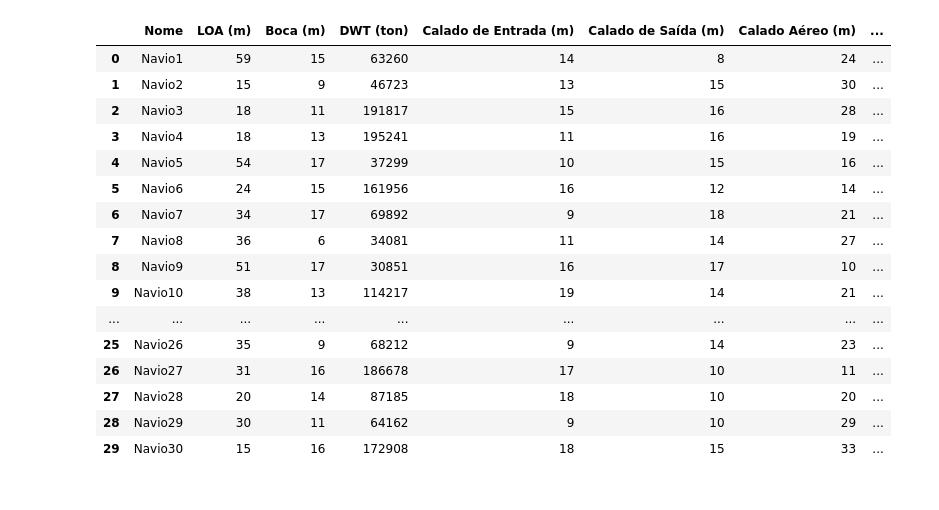
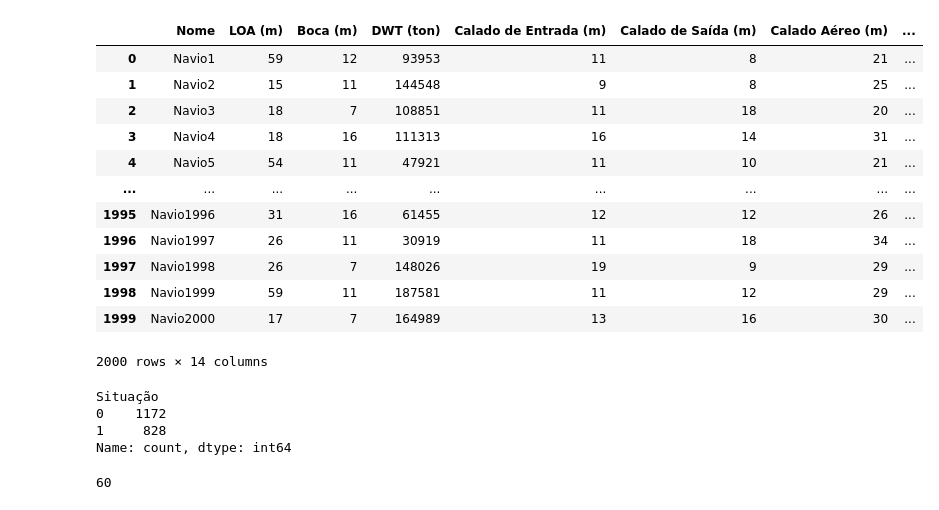
Before and after one commit to gabrielgvss/Projeto-Aceite-de-Navios, a Jupyter notebook: dados_simulacao/script_geracao_dados.ipynb, the cells around one changed output. Cells and saved outputs as stored; diff of their text form; code cells hidden in the pictures.

```diff
--- a/dados_simulacao/script_geracao_dados.ipynb
+++ b/dados_simulacao/script_geracao_dados.ipynb
@@ -35,7 +35,7 @@ ano_construcao_max = 2023
 tipos_navio = ['GS', 'CG', 'GSM', 'GL', 'GLP', 'CNTR']
 # %%
 # NUMERO DE AMOSTRAS QUE SERÃO GERADAS
-num_amostras = 1000
+num_amostras = 2000
 
 # GERAÇÃO DE VALORES ALEATÓRIOS VIA NUMPY
 np.random.seed(0)
@@ -101,24 +101,32 @@ def determinar_classificacao(df):
 # %%
 #CRIACAO DA CLASSE 'SITUACAO' 0 - NEGADO, 1 - APROVADO
 df['Situação'] = df.apply(determinar_classificacao, axis=1)
-df.head(30)
+df
 # %% [output]
 |  | Nome | LOA (m) | Boca (m) | DWT (ton) | Calado de Entrada (m) | Calado de Saída (m) | Calado Aéreo (m) | ... |
-| 0 | Navio1 | 59 | 15 | 63260 | 14 | 8 | 24 | ... |
-| 1 | Navio2 | 15 | 9 | 46723 | 13 | 15 | 30 | ... |
-| 2 | Navio3 | 18 | 11 | 191817 | 15 | 16 | 28 | ... |
-| 3 | Navio4 | 18 | 13 | 195241 | 11 | 16 | 19 | ... |
-| 4 | Navio5 | 54 | 17 | 37299 | 10 | 15 | 16 | ... |
-| 5 | Navio6 | 24 | 15 | 161956 | 16 | 12 | 14 | ... |
-| 6 | Navio7 | 34 | 17 | 69892 | 9 | 18 | 21 | ... |
-| 7 | Navio8 | 36 | 6 | 34081 | 11 | 14 | 27 | ... |
-| 8 | Navio9 | 51 | 17 | 30851 | 16 | 17 | 10 | ... |
-| 9 | Navio10 | 38 | 13 | 114217 | 19 | 14 | 21 | ... |
+| 0 | Navio1 | 59 | 12 | 93953 | 11 | 8 | 21 | ... |
+| 1 | Navio2 | 15 | 11 | 144548 | 9 | 8 | 25 | ... |
+| 2 | Navio3 | 18 | 7 | 108851 | 11 | 18 | 20 | ... |
+| 3 | Navio4 | 18 | 16 | 111313 | 16 | 14 | 31 | ... |
+| 4 | Navio5 | 54 | 11 | 47921 | 11 | 10 | 21 | ... |
 | ... | ... | ... | ... | ... | ... | ... | ... | ... |
-| 25 | Navio26 | 35 | 9 | 68212 | 9 | 14 | 23 | ... |
-| 26 | Navio27 | 31 | 16 | 186678 | 17 | 10 | 11 | ... |
-| 27 | Navio28 | 20 | 14 | 87185 | 18 | 10 | 20 | ... |
-| 28 | Navio29 | 30 | 11 | 64162 | 9 | 10 | 29 | ... |
-| 29 | Navio30 | 15 | 16 | 172908 | 18 | 15 | 33 | ... |
+| 1995 | Navio1996 | 31 | 16 | 61455 | 12 | 12 | 26 | ... |
+| 1996 | Navio1997 | 26 | 11 | 30919 | 11 | 18 | 34 | ... |
+| 1997 | Navio1998 | 26 | 7 | 148026 | 19 | 9 | 29 | ... |
+| 1998 | Navio1999 | 59 | 11 | 187581 | 11 | 12 | 29 | ... |
+| 1999 | Navio2000 | 17 | 7 | 164989 | 13 | 16 | 30 | ... |
+2000 rows × 14 columns
 # %%
-df = df.to_csv('dados_simulacao2.csv', index=False)
+# VERIFICAÇÃO DO BALANCEAMENTO DA CLASSE
+df['Situação'].value_counts()
+# %% [output]
+Situação
+0    1172
+1     828
+Name: count, dtype: int64
+# %%
+# CRIAÇÃOD DE INSTÂNCIAS SEPARADAS DAS DUAS AMOSTRAS
+df_aceitos = df[df['Situação'] == 1].head(300).copy()
+df_recusados = df[df['Situação'] == 0].head(60).copy()
+# %% [output]
+60
```
Also changed, not shown: parts of 2 cells of this notebook, 10 other files.
